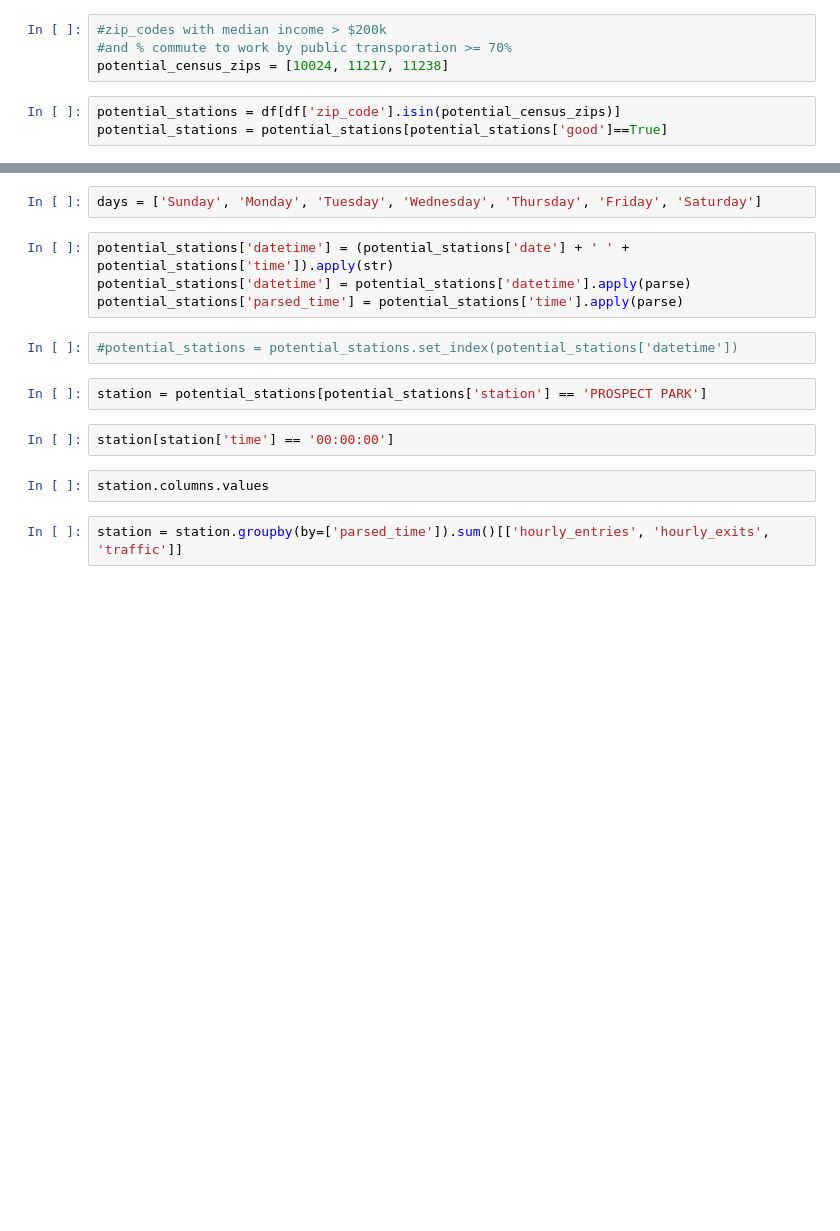
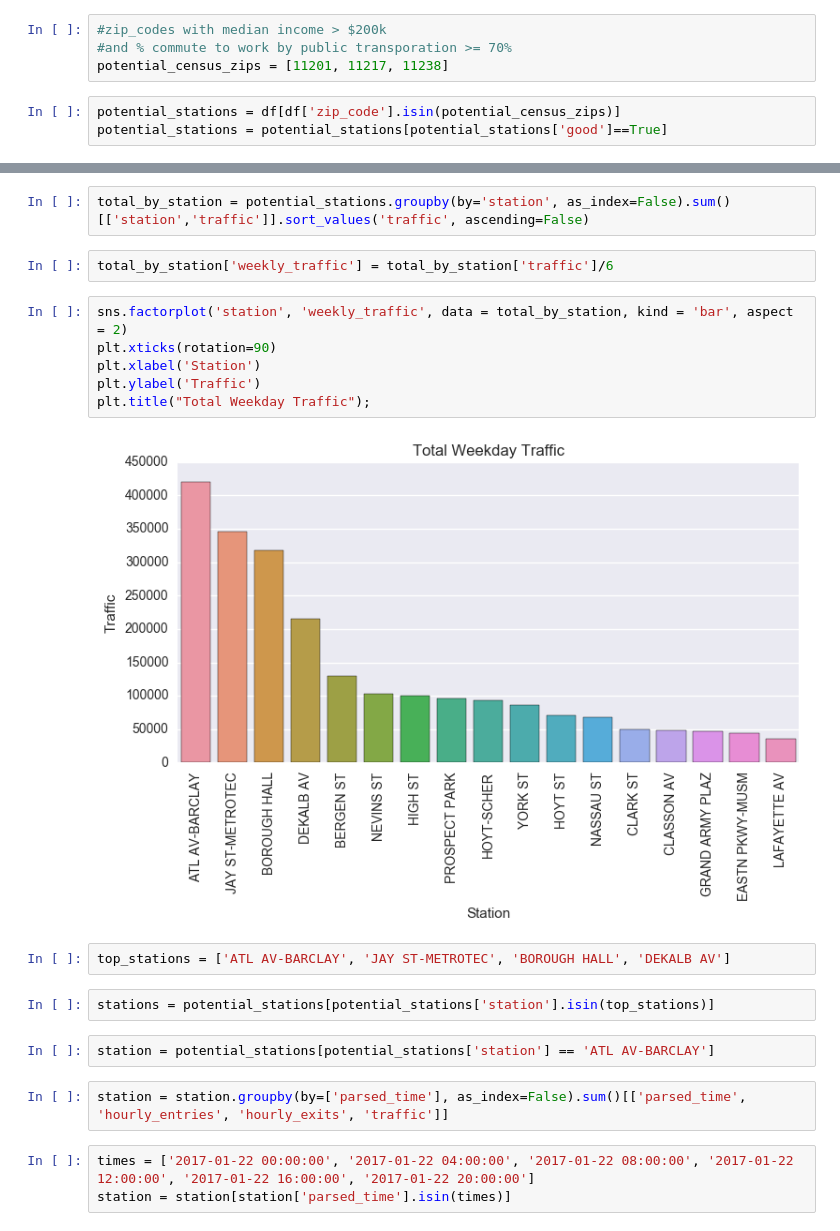
Before and after one commit to emw1687/benson, a Jupyter notebook: mta_turnstiles_eda_eva.ipynb, the cells around one changed output, grey strips where cells are left out. Cells and saved outputs as stored; diff of their text form; blank space fills up the shorter version.

```diff
--- a/mta_turnstiles_eda_eva.ipynb
+++ b/mta_turnstiles_eda_eva.ipynb
@@ -105,7 +93,7 @@ df['traffic'] = df[hourly].sum(axis=1)
 # %%
 #zip_codes with median income > $200k
 #and % commute to work by public transporation >= 70%
-potential_census_zips = [10024, 11217, 11238]
+potential_census_zips = [11201, 11217, 11238]
 # %%
 potential_stations = df[df['zip_code'].isin(potential_census_zips)]
 potential_stations = potential_stations[potential_stations['good']==True]
@@ -151,18 +130,25 @@ potential_stations[potential_stations['date'] == '04/30/2016'].sort_values(by=['
-# %%
-days = ['Sunday', 'Monday', 'Tuesday', 'Wednesday', 'Thursday', 'Friday', 'Saturday']
-# %%
-potential_stations['datetime'] = (potential_stations['date'] + ' ' + potential_stations['time']).apply(str)
-potential_stations['datetime'] = potential_stations['datetime'].apply(parse)
-potential_stations['parsed_time'] = potential_stations['time'].apply(parse)
-# %%
-#potential_stations = potential_stations.set_index(potential_stations['datetime'])
+# %%
+total_by_station = potential_stations.groupby(by='station', as_index=False).sum()[['station','traffic']].sort_values('traffic', ascending=False)
+# %%
+total_by_station['weekly_traffic'] = total_by_station['traffic']/6
+# %%
+sns.factorplot('station', 'weekly_traffic', data = total_by_station, kind = 'bar', aspect = 2)
+plt.xticks(rotation=90)
+plt.xlabel('Station')
+plt.ylabel('Traffic')
+plt.title("Total Weekday Traffic");
+# %% [output]
+[figure, added]
+# %%
+top_stations = ['ATL AV-BARCLAY', 'JAY ST-METROTEC', 'BOROUGH HALL', 'DEKALB AV']
+# %%
+stations = potential_stations[potential_stations['station'].isin(top_stations)]
 # %%
-station = potential_stations[potential_stations['station'] == 'PROSPECT PARK']
+station = potential_stations[potential_stations['station'] == 'ATL AV-BARCLAY']
-# %%
-station[station['time'] == '00:00:00']
-# %%
-station.columns.values
 # %%
-station = station.groupby(by=['parsed_time']).sum()[['hourly_entries', 'hourly_exits', 'traffic']]
+station = station.groupby(by=['parsed_time'], as_index=False).sum()[['parsed_time', 'hourly_entries', 'hourly_exits', 'traffic']]
+# %%
+times = ['2017-01-22 00:00:00', '2017-01-22 04:00:00', '2017-01-22 08:00:00', '2017-01-22 12:00:00', '2017-01-22 16:00:00', '2017-01-22 20:00:00']
+station = station[station['parsed_time'].isin(times)]
 # %%
 station
```
Also changed, not shown: parts of 23 cells of this notebook, 3 other files.
